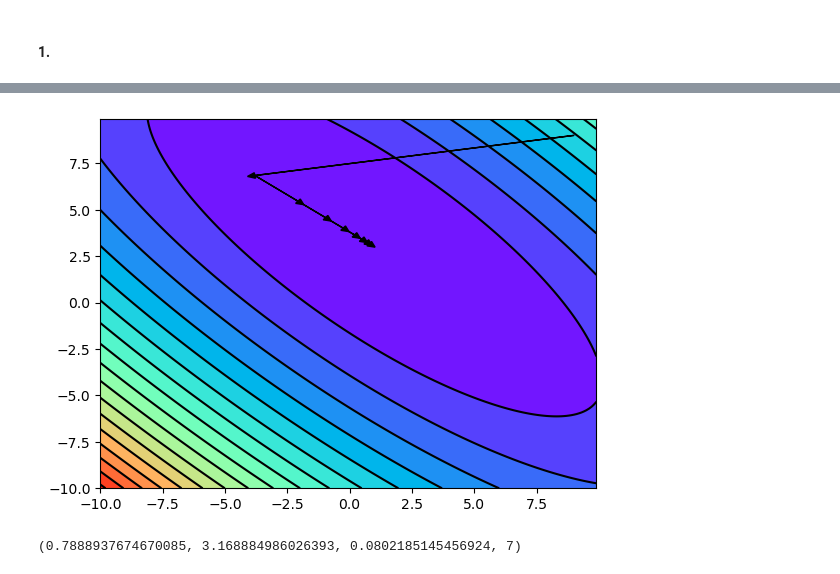
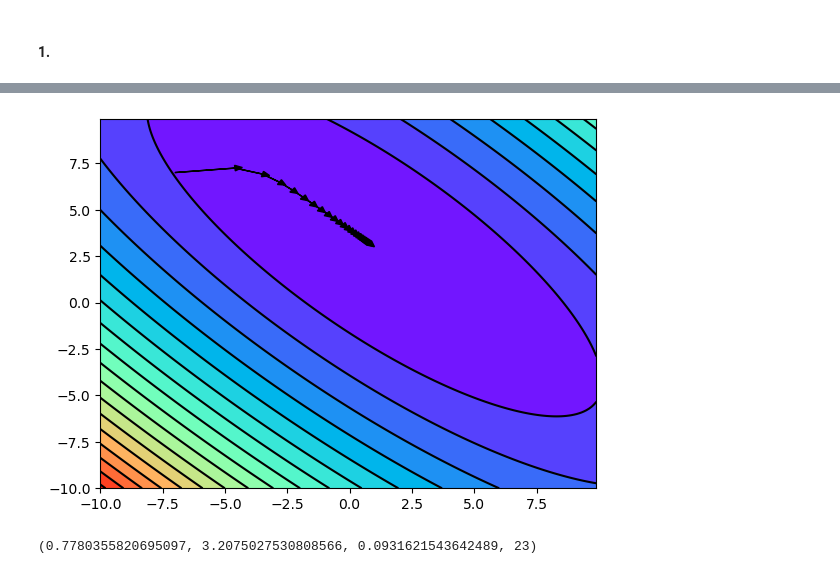
Before and after one commit to Kshys13k/IntroductionToAIProjects, a Jupyter notebook: Doświadczenia.ipynb, the cells around one changed output, grey strips where cells are left out. Drawn from its saved outputs; the diff is of its cells as text; code cells hidden in the pictures.

```diff
--- a/Doświadczenia.ipynb
+++ b/Doświadczenia.ipynb
@@ -119,7 +158,7 @@ from Lab1.findMinimum.FindMinimumBooth import FindMinimumBooth
 # %%
 fmb=FindMinimumBooth()
 # %%
-fmb.gradientDescentPlot(9,9, 0.1, 10000, 0.1)
+fmb.gradientDescentPlot(-7,7, 0.05, 10000, 0.1)
 # %% [output]
-[figure, old version]
+[figure, new version]
-(0.7888937674670085, 3.168884986026393, 0.0802185145456924, 7)
+(0.7780355820695097, 3.2075027530808566, 0.0931621543642489, 23)
```
Also changed, not shown: parts of 7 cells of this notebook, 1 other file.
